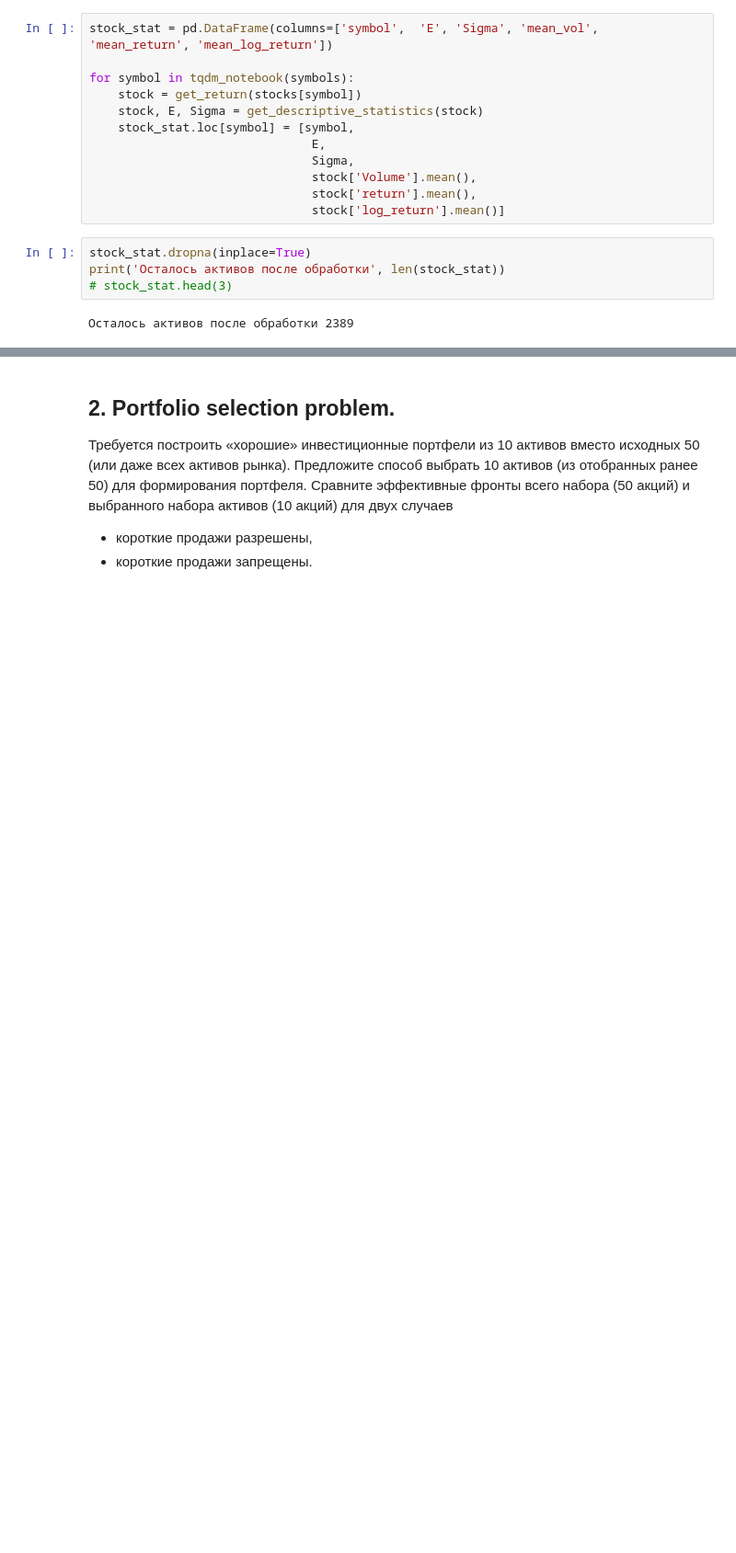
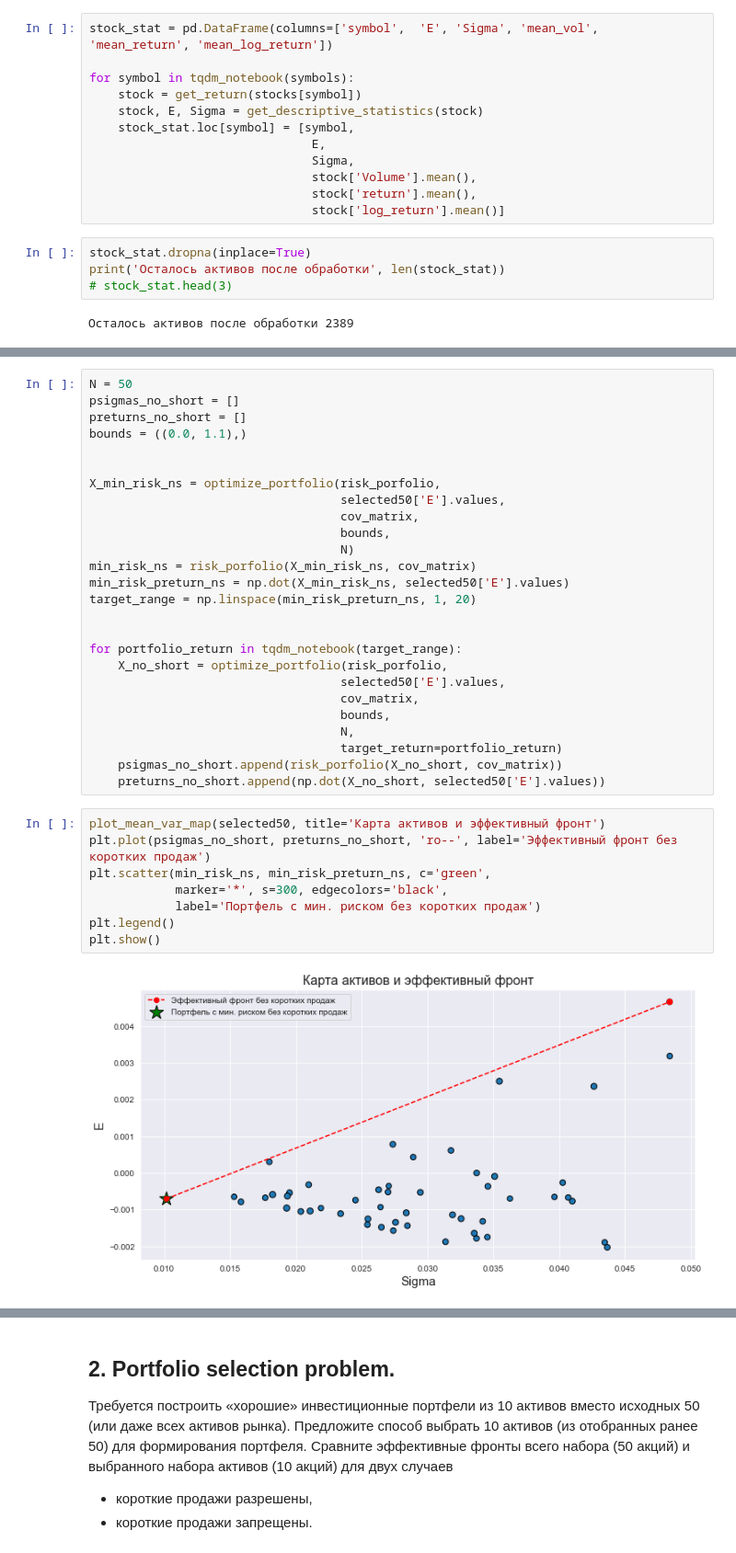
Before and after one commit to CodeSopranos/lab-2-financial-operations, a Jupyter notebook: report.ipynb, the cells around one changed output, grey strips where cells are left out. Shown: that part at 92% size. Cells and saved outputs as stored; diff of their text form; blank space fills up the shorter version.

```diff
--- a/report.ipynb
+++ b/report.ipynb
@@ -78,0 +195,36 @@ sse50 = yf.download('^SSE50', start=start, end=end, progress=False)
+# %%
+N = 50
+psigmas_no_short = []
+preturns_no_short = []
+bounds = ((0.0, 1.1),)
+
+
+X_min_risk_ns = optimize_portfolio(risk_porfolio,
+                                   selected50['E'].values,
+                                   cov_matrix,
+                                   bounds,
+                                   N)
+min_risk_ns = risk_porfolio(X_min_risk_ns, cov_matrix)
+min_risk_preturn_ns = np.dot(X_min_risk_ns, selected50['E'].values)
+target_range = np.linspace(min_risk_preturn_ns, 1, 20)
+
+
+for portfolio_return in tqdm_notebook(target_range):
+    X_no_short = optimize_portfolio(risk_porfolio,
+                                   selected50['E'].values,
+                                   cov_matrix,
+                                   bounds,
+                                   N,
+                                   target_return=portfolio_return)
+    psigmas_no_short.append(risk_porfolio(X_no_short, cov_matrix))
+    preturns_no_short.append(np.dot(X_no_short, selected50['E'].values))
+# %%
+plot_mean_var_map(selected50, title='Карта активов и эффективный фронт')
+plt.plot(psigmas_no_short, preturns_no_short, 'ro--', label='Эффективный фронт без коротких продаж')
+plt.scatter(min_risk_ns, min_risk_preturn_ns, c='green',
+            marker='*', s=300, edgecolors='black',
+            label='Портфель с мин. риском без коротких продаж')
+plt.legend()
+plt.show()
+# %% [output]
+[figure, added]
```
Also changed, not shown: parts of 24 cells of this notebook.
